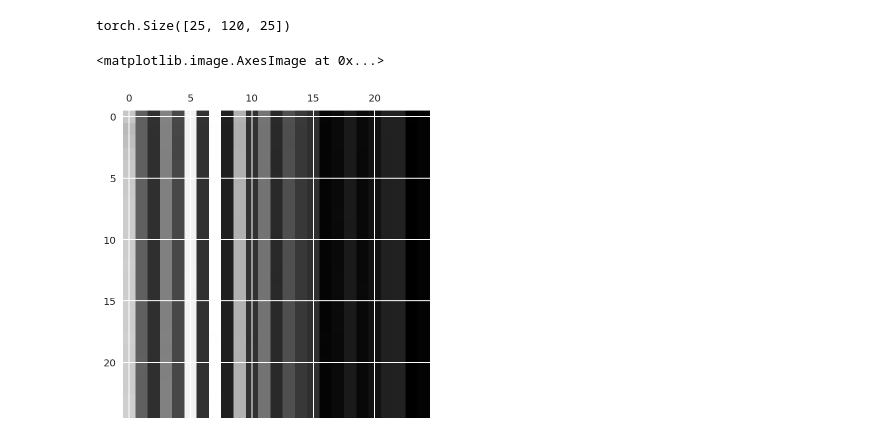
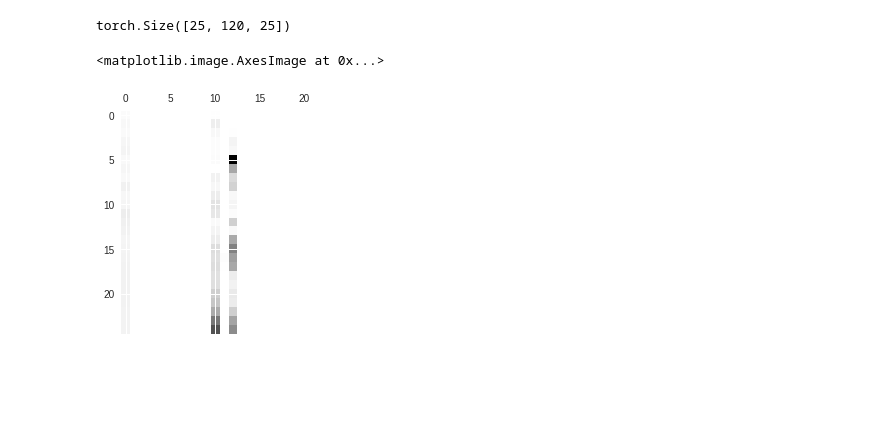
Before and after one commit to Machine-Learning-Tokyo/Seq2Seq-Workshop, a Jupyter notebook: notebooks/translate_colab.ipynb, the cells around one changed output. Drawn from its saved outputs; the diff is of its cells as text; code cells hidden in the pictures; blank space fills up the shorter version.

```diff
--- a/notebooks/translate_colab.ipynb
+++ b/notebooks/translate_colab.ipynb
@@ -341,6 +341,6 @@ class Seq2Seq(nn.Module):
 
 Input and output sequences may not directly map to each other so preserving information from both passes of the input sequence will help learn how tokens relate to each other. For example in a translation task, subject and object can be in opposite positions depending on the language structure.
 # %%
-seq2seq = Seq2Seq(int2en,int2j,dim_en_vec,en_vecs=en_vecs,j_vecs=j_vecs)
+seq2seq = Seq2Seq(int2en,int2j,300,en_vecs=None,j_vecs=None)
 seq2seq.cuda()
 # %% [output]
@@ -512,18 +510,18 @@ class Seq2SeqAttention(nn.Module):
         super().__init__()
         #encoder
         self.nl,self.nh,self.em_sz,self.out_sl = nl,nh,em_sz,out_sl
-        self.emb_enc = create_emb(en_vecs,int2en,dim_en_vec)
+        self.emb_enc = create_emb(en_vecs,int2en,em_sz)
         self.emb_drop = nn.Dropout(0.15*dropf)
-        self.encoder = nn.GRU(dim_en_vec,nh,num_layers=nl,dropout=0.25*dropf, bidirectional=True)
+        self.encoder = nn.GRU(em_sz,nh,num_layers=nl,dropout=0.25*dropf, bidirectional=True)
         #decoder
-        self.emb_dec = create_emb(j_vecs,int2j,dim_j_vec)
-        self.decoder = nn.GRU(dim_en_vec,nh*2,num_layers=nl,dropout=0.25*dropf)
+        self.emb_dec = create_emb(j_vecs,int2j,em_sz)
+        self.decoder = nn.GRU(em_sz,nh*2,num_layers=nl,dropout=0.25*dropf)
         self.out_drop = nn.Dropout(0.35*dropf)
         self.out = nn.Linear(nh*2,len(int2j))
         #attention layer
         self.W1 = rand_p(nh*2, nh*2) #parameter
         self.l2 = nn.Linear(nh*2, nh*2)
-        self.l3 = nn.Linear(dim_en_vec+nh*2, dim_en_vec)
+        self.l3 = nn.Linear(em_sz+nh*2, em_sz)
         self.V = rand_p(nh*2) #parameter
 
     def forward(self,inp,y=None):
@@ -561,6 +559,6 @@ class Seq2SeqAttention(nn.Module):
     def initHidden(self,bs):
         return V(torch.zeros([self.nl*2,bs,self.nh]))
 # %%
-seq2seq = Seq2SeqAttention(int2en,int2j,dim_en_vec,en_vecs=en_vecs,j_vecs=j_vecs)
+seq2seq = Seq2SeqAttention(int2en,int2j,300,en_vecs=None,j_vecs=None)
 seq2seq.cuda()
 # %% [output]
@@ -617,5 +613,5 @@ torch.save(seq2seq.state_dict(),open(path/'translate_seq2seq_attention.pth','wb'
 # %%
-seq2seq.load_state_dict(torch.load(path/'translate_seq2seq_attention.pth', map_location=lambda storage, loc: storage))
+seq2seq.load_state_dict(torch.load('translate_seq2seq_attention.pth', map_location=lambda storage, loc: storage))
 # %%
 out, atts = seq2seq(x.long().cuda())
 # %%
@@ -627,7 +623,7 @@ torch.stack(atts).size()
 # %% [output]
 torch.Size([25, 120, 25])
 # %%
-plt.matshow(torch.stack(atts)[:,2,:].detach().cpu().numpy())
+plt.matshow(torch.stack(atts)[:,5,:].detach().cpu().numpy())
 # %% [output]
 <matplotlib.image.AxesImage at 0x...>
-[figure, old version]
+[figure, new version]
```
Also changed, not shown: parts of 15 cells of this notebook.
